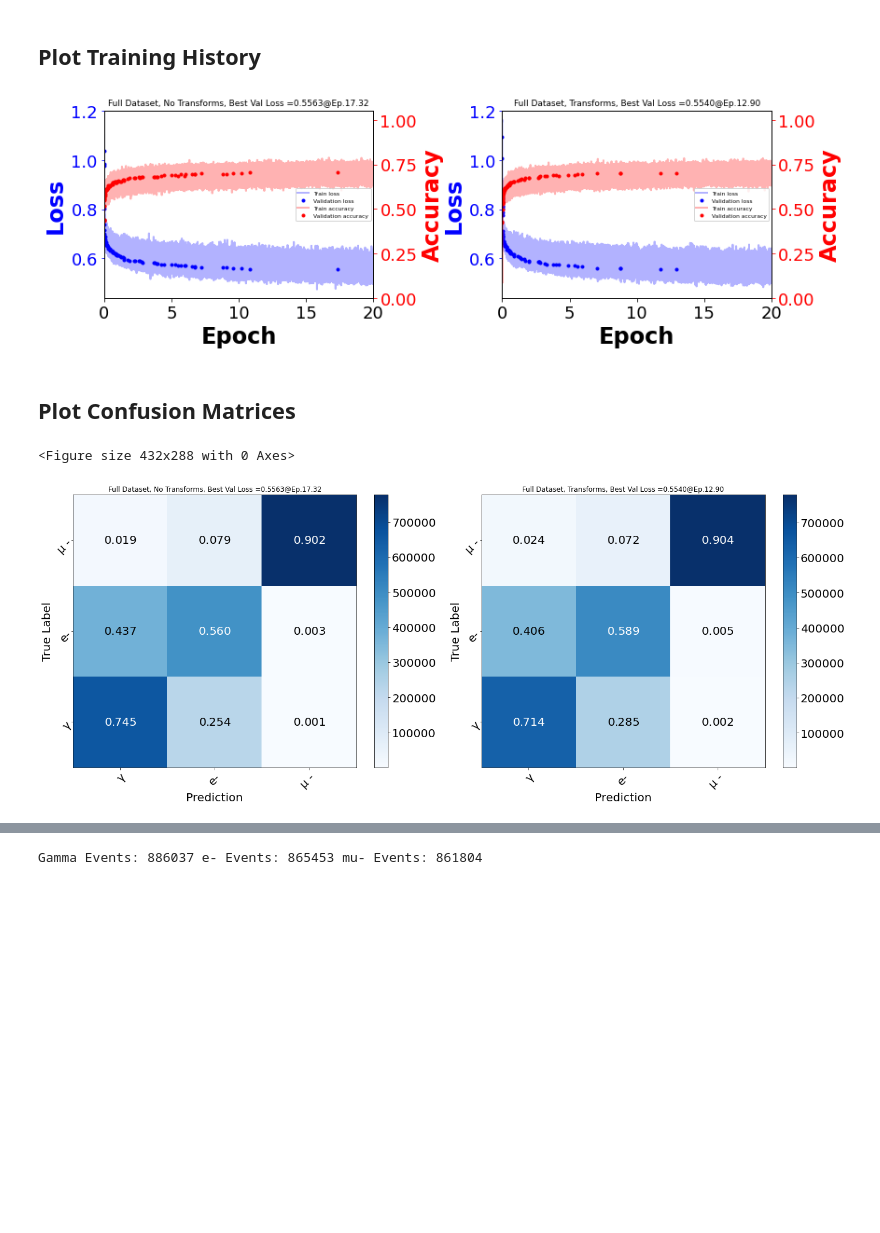
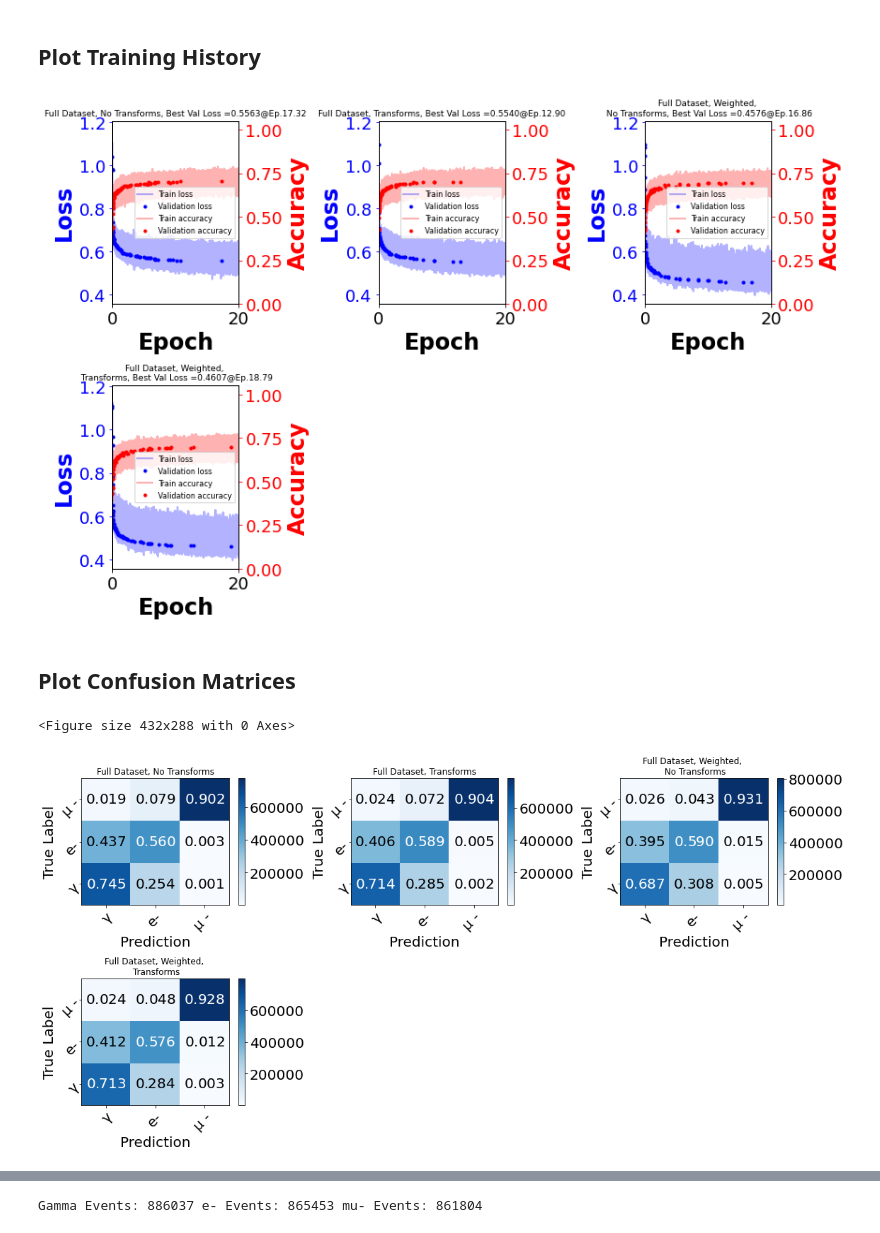
Before and after one commit to WatChMaL/CNN, a Jupyter notebook: ResNet_Analysis/15. First 3-class Runs on Extra Data.ipynb, the cells around one changed output, grey strips where cells are left out. Cells and saved outputs as stored; diff of their text form; code cells hidden in the pictures; blank space fills up the shorter version.

Commit message:
analysis of 3class with extra data

```diff
--- a/ResNet_Analysis/15. First 3-class Runs on Extra Data.ipynb
+++ b/ResNet_Analysis/15. First 3-class Runs on Extra Data.ipynb
@@ -30,16 +30,19 @@ from repeating_classifier_training_utils import *
 # %%
 dump_dir = '/home/cmacdonald/CNN/dumps/'
 
-path_1 = os.path.join(dump_dir,'20200806_174110_3class_fulldset_notransforms')
-path_2 = os.path.join(dump_dir,'20200807_212816_3class_fulldset_transforms')
+paths = ['20200806_174110_3class_fulldset_notransforms',
+         '20200807_212816_3class_fulldset_transforms',
+         '20200810_115943_3class_fulldset_weighted_notransforms',
+         '20200812_060029_3class_fulldset_weighted_transforms']
 
+paths = [os.path.join(dump_dir,path) for path in paths]
 preferred_run_idx = 1
-paths = list([path_1, path_2])
-run_names=['Full Dataset, No Transforms', 'Full Dataset, Transforms']
-cut_names= [['fq_failed', 'fq_flag'] for _ in range(3)]
+run_names=['Full Dataset, No Transforms', 'Full Dataset, Transforms', 'Full Dataset, Weighted, \n No Transforms',
+           'Full Dataset, Weighted, \n Transforms']
+cut_names= [['fq_failed', 'fq_flag'] for _ in range(4)]
 
 
-idx_file_paths = ['/fast_scratch/WatChMaL/data/IWCD_fulltank_300_pe_idxs_extra.npz' for _ in range(2)]
+idx_file_paths = ['/fast_scratch/WatChMaL/data/IWCD_fulltank_300_pe_idxs_extra.npz' for _ in range(4)]
 
 npz_path = os.path.join(os.getcwd(),'Index_Storage')
 
@@ -48,9 +51,9 @@ softmax_index_dict = {value:key for key, value in LABEL_DICT.items()}
 # %% [markdown]
 ## Plot Training History
 # %%
-fig = disp_multiple_learn_hist(paths,losslim=None,titles=run_names,leg_font=6, title_font=9, best_only=True)
+fig = disp_multiple_learn_hist(paths,losslim=None,titles=run_names,leg_font=8, title_font=9, best_only=True)
 # %% [output]
-[figure, old version]
+[figure, new version]
 # %% [markdown]
 ## Plot Confusion Matrices
 # %%
@@ -62,7 +65,7 @@ fig=plot_multiple_confusion_matrix([output['labels'] for output in test_output],
                                ['\u03B3','e-','\u03BC -'],titles=run_names)
 # %% [output]
 <Figure size 432x288 with 0 Axes>
-[figure, old version]
+[figure, new version]
 # %%
 preferred_run=test_output[preferred_run_idx]
 plot_confusion_matrix(preferred_run['labels'],preferred_run['predicted_labels'],['\u03B3','e-','\u03BC -'],title=run_names[preferred_run_idx])
```
Also changed, not shown: parts of 12 cells of this notebook, 2 other files.
